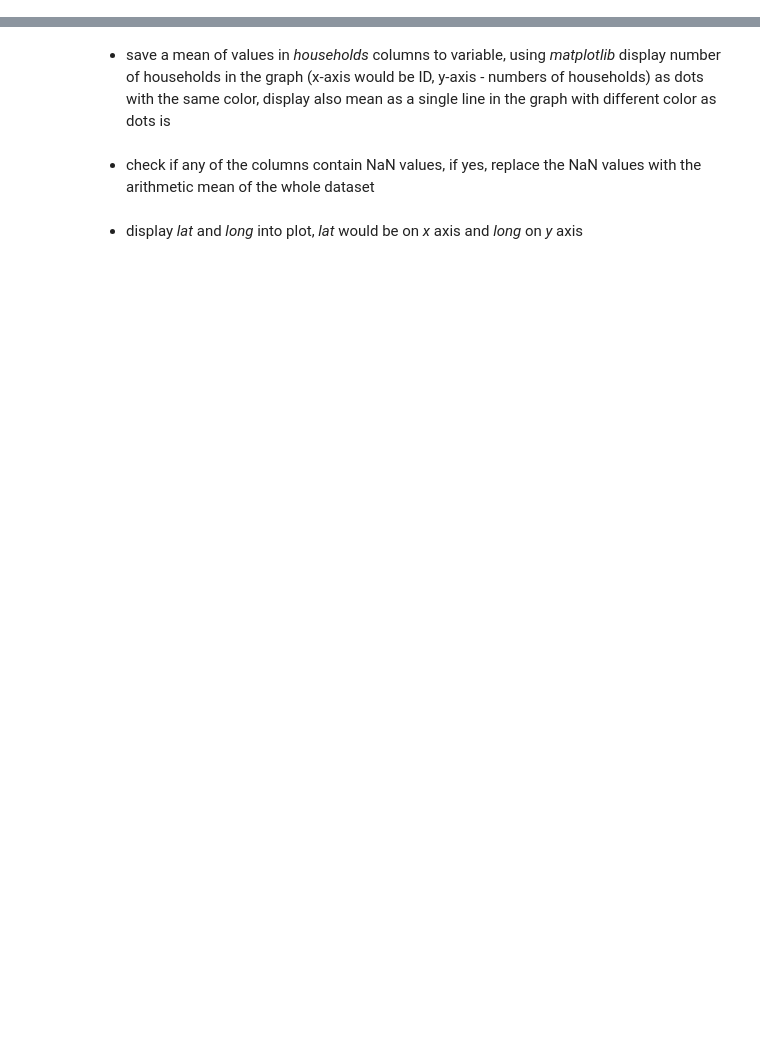
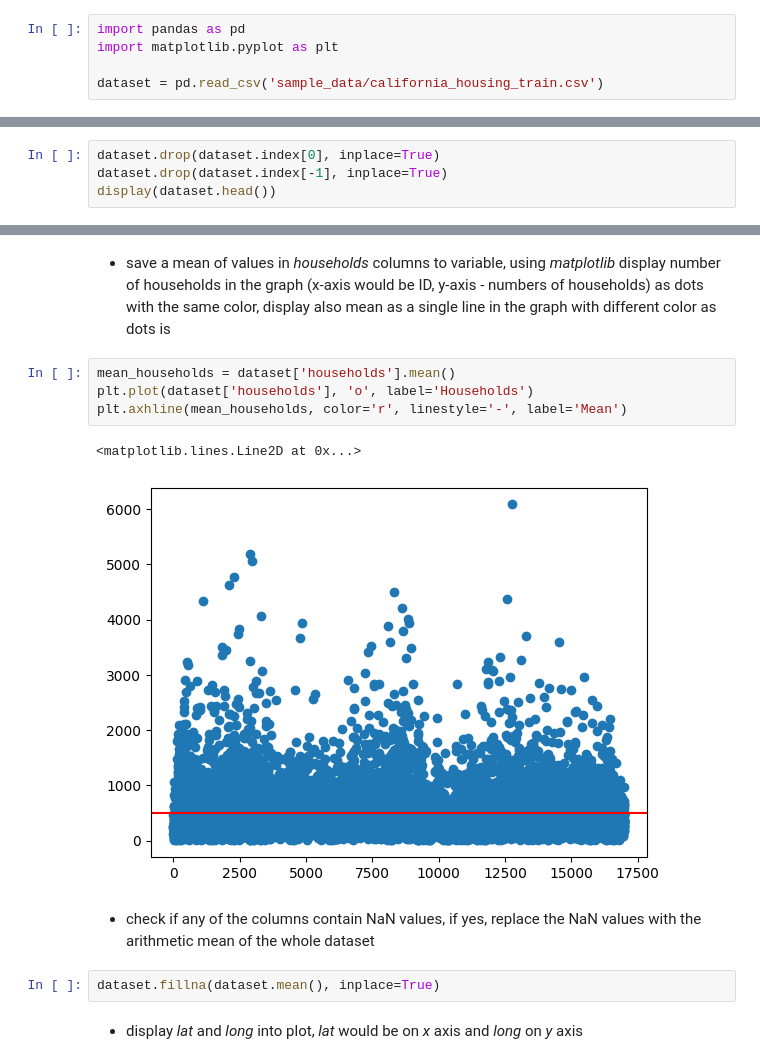
Before and after one commit to MGA215/MPA_MLF, a Jupyter notebook: Lab02_Python/Exercise_01.ipynb, the cells around one changed output, grey strips where cells are left out. Cells and saved outputs as stored; diff of their text form; blank space fills up the shorter version.

```diff
--- a/Lab02_Python/Exercise_01.ipynb
+++ b/Lab02_Python/Exercise_01.ipynb
@@ -275,5 +337,10 @@ Extend your *show_in_digi* function to be able to display an arbitary float numb
 # Exercise 3 - Playing with California Housing Dataset
 # %% [markdown]
 The purpose of this exercise is to learn basic operations of **pandas** library. Use *california_housing_dataset* you can find in google colab to do following operations:
+# %%
+import pandas as pd
+import matplotlib.pyplot as plt
+
+dataset = pd.read_csv('sample_data/california_housing_train.csv')
 # %% [markdown]
 - check what *dataset.describe()* does
@@ -282,2 +371,6 @@ The purpose of this exercise is to learn basic operations of **pandas** library.
 # %% [markdown]
 - drop also first and last row
+# %%
+dataset.drop(dataset.index[0], inplace=True)
+dataset.drop(dataset.index[-1], inplace=True)
+display(dataset.head())
@@ -284,6 +384,15 @@ The purpose of this exercise is to learn basic operations of **pandas** library.
 # %% [markdown]
 - save a mean of values in *households* columns to variable, using *matplotlib* display number of households in the graph (x-axis would be ID, y-axis - numbers of households) as dots with the same color, display also mean as a single line in the graph with different color as dots is
+# %%
+mean_households = dataset['households'].mean()
+plt.plot(dataset['households'], 'o', label='Households')
+plt.axhline(mean_households, color='r', linestyle='-', label='Mean')
+# %% [output]
+<matplotlib.lines.Line2D at 0x...>
+[figure, added]
 # %% [markdown]
  - check if any of the columns contain NaN values, if yes, replace the NaN values with the arithmetic mean of the whole dataset
+# %%
+dataset.fillna(dataset.mean(), inplace=True)
 # %% [markdown]
  - display *lat* and *long* into plot, *lat* would be on *x* axis and *long* on *y* axis
```
Also changed, not shown: parts of 16 cells of this notebook.
